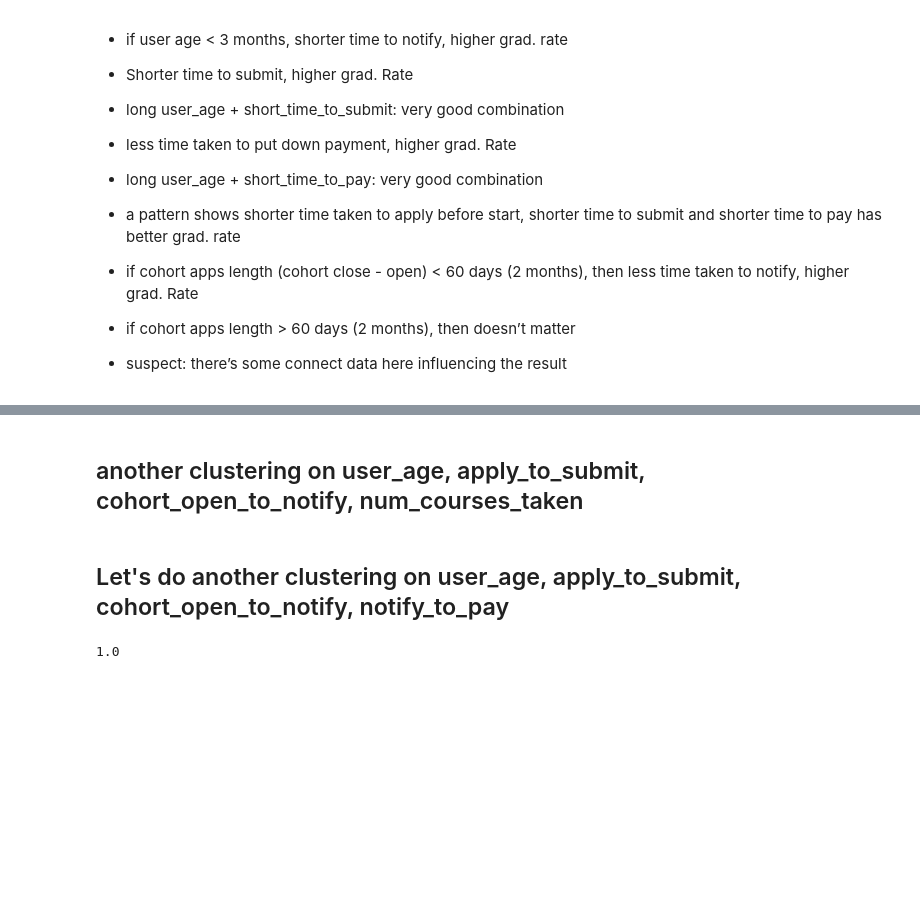
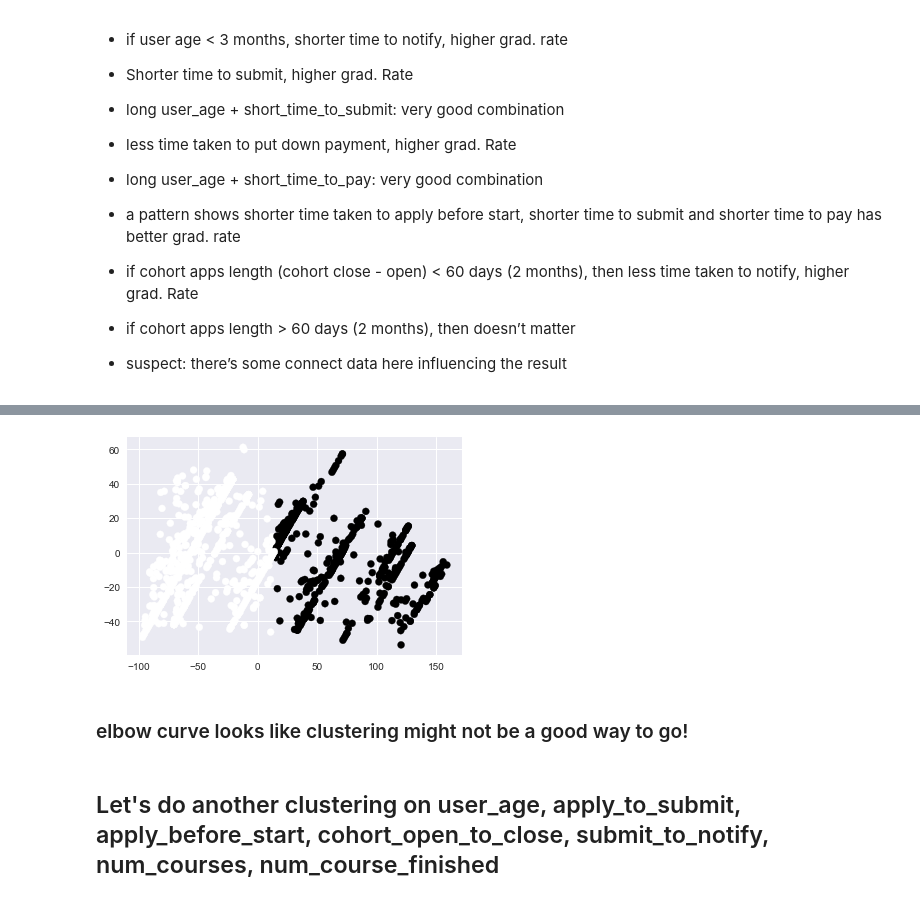
Before and after one commit to yidongli-u/udacity, a Jupyter notebook: successful-student-profile/feature selection 2 with clustering.ipynb, the cells around one changed output, grey strips where cells are left out. Cells and saved outputs as stored; diff of their text form; code cells hidden in the pictures; blank space fills up the shorter version.

```diff
--- a/successful-student-profile/feature selection 2 with clustering.ipynb
+++ b/successful-student-profile/feature selection 2 with clustering.ipynb
@@ -244,3 +251,9 @@ plt.show()
+# %%
+d_1 = df_clust_1.query('app_status==1').reset_index()
+d_2 = df_clust_1.query('app_status==0').reset_index()
+n = d_1.shape[0]
+d_0 = d_2.iloc[random.sample(range(d_2.shape[0]),n),:]
+d = pd.concat([d_0,d_1],axis=0)
 # %%
 cols = ['user_age','apply_to_submit','cohort_open_to_notify']
 df_clust_1 = df_clust_1[cols]
@@ -301,21 +303,15 @@ plt.title('Elbow for KMeans clustering')
 # %%
-# plot ? clusters using PCA
-pca = PCA(n_components=2).fit(df)
-pca_2d = pca.transform(df)
-kmeans = KMeans(n_clusters=4, random_state=111).fit(df)
-pl.figure('K-means with 5 clusters')
+# plot 4 clusters using PCA
+pca = PCA(n_components=2).fit(d)
+pca_2d = pca.transform(d)
+kmeans = KMeans(n_clusters=2, random_state=111).fit(d)
+pl.figure('K-means with 2 clusters')
 pl.scatter(pca_2d[:, 0], pca_2d[:, 1], c=kmeans.labels_)
 pl.show()
 # patterns shows in data
+# %% [output]
+[figure, added]
+# %% [markdown]
+### elbow curve looks like clustering might not be a good way to go!
 # %% [markdown]
-## another clustering on user_age, apply_to_submit, cohort_open_to_notify, num_courses_taken
+## Let's do another clustering on user_age, apply_to_submit, apply_before_start, cohort_open_to_close, submit_to_notify, num_courses, num_course_finished
-# %% [markdown]
-## Let's do another clustering on user_age, apply_to_submit, cohort_open_to_notify, notify_to_pay
-# %%
-import math
-p = 0.5
-e = -p*math.log(p,2)-(1-p)*math.log((1-p),2)
-1-e*0.5-e*0.5
-e
-# %% [output]
-1.0
```
Also changed, not shown: parts of 39 cells of this notebook.
